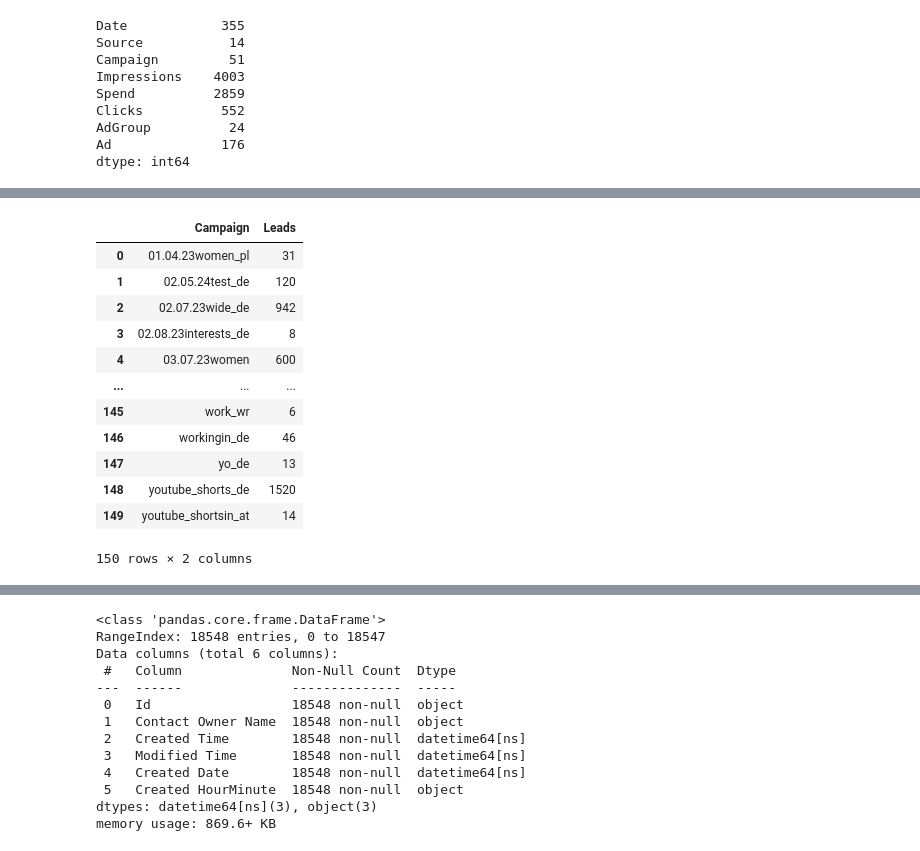
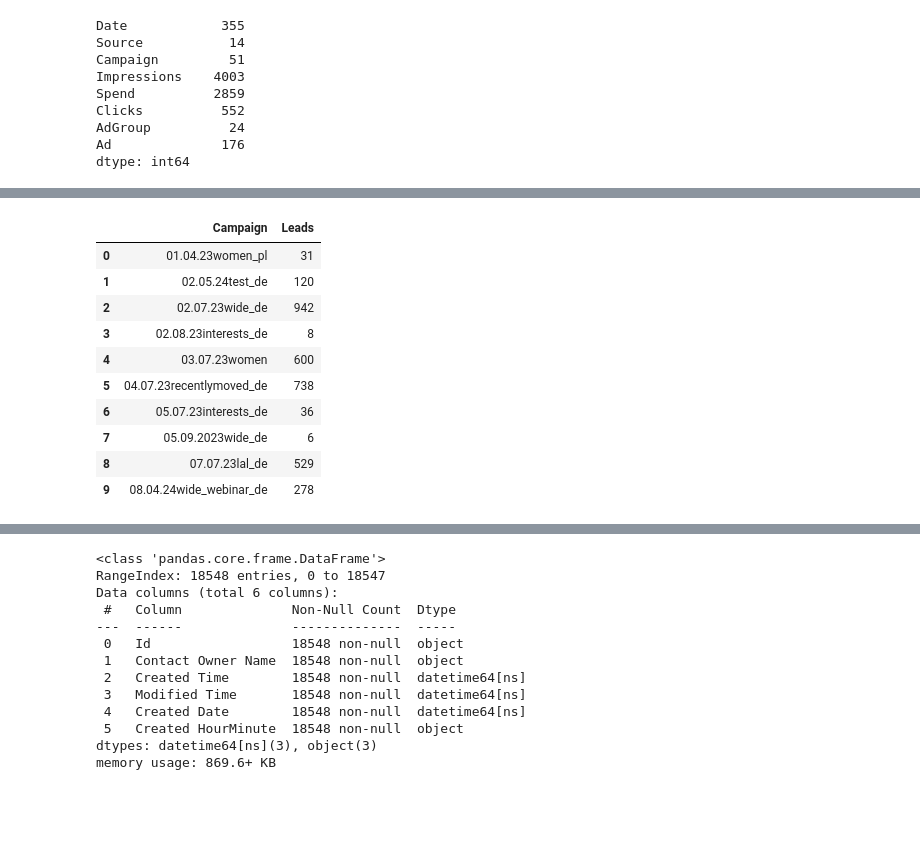
Before and after one commit to Katarina-dev/ICH, a Jupyter notebook: Python/hw/DA_PROJECT/campaigns_anaysis.ipynb, the cells around one changed output, grey strips where cells are left out. Saved outputs shown, nothing was run; the diff lists cells and outputs as text; code cells hidden in the pictures; blank space fills up the shorter version.

```diff
--- a/Python/hw/DA_PROJECT/campaigns_anaysis.ipynb
+++ b/Python/hw/DA_PROJECT/campaigns_anaysis.ipynb
@@ -116,16 +340,14 @@ leads_per_campaign.columns = ['Campaign', 'Leads']
 # %%
-leads_per_campaign
+leads_per_campaign.head(10)
 # %% [output]
 |  | Campaign | Leads |
 | 0 | 01.04.23women_pl | 31 |
 | 1 | 02.05.24test_de | 120 |
 | 2 | 02.07.23wide_de | 942 |
 | 3 | 02.08.23interests_de | 8 |
 | 4 | 03.07.23women | 600 |
-| ... | ... | ... |
-| 145 | work_wr | 6 |
-| 146 | workingin_de | 46 |
-| 147 | yo_de | 13 |
-| 148 | youtube_shorts_de | 1520 |
-| 149 | youtube_shortsin_at | 14 |
+| 5 | 04.07.23recentlymoved_de | 738 |
+| 6 | 05.07.23interests_de | 36 |
+| 7 | 05.09.2023wide_de | 6 |
+| 8 | 07.07.23lal_de | 529 |
+| 9 | 08.04.24wide_webinar_de | 278 |
-150 rows × 2 columns
```
Also changed, not shown: parts of 60 cells of this notebook, 2 other files.
